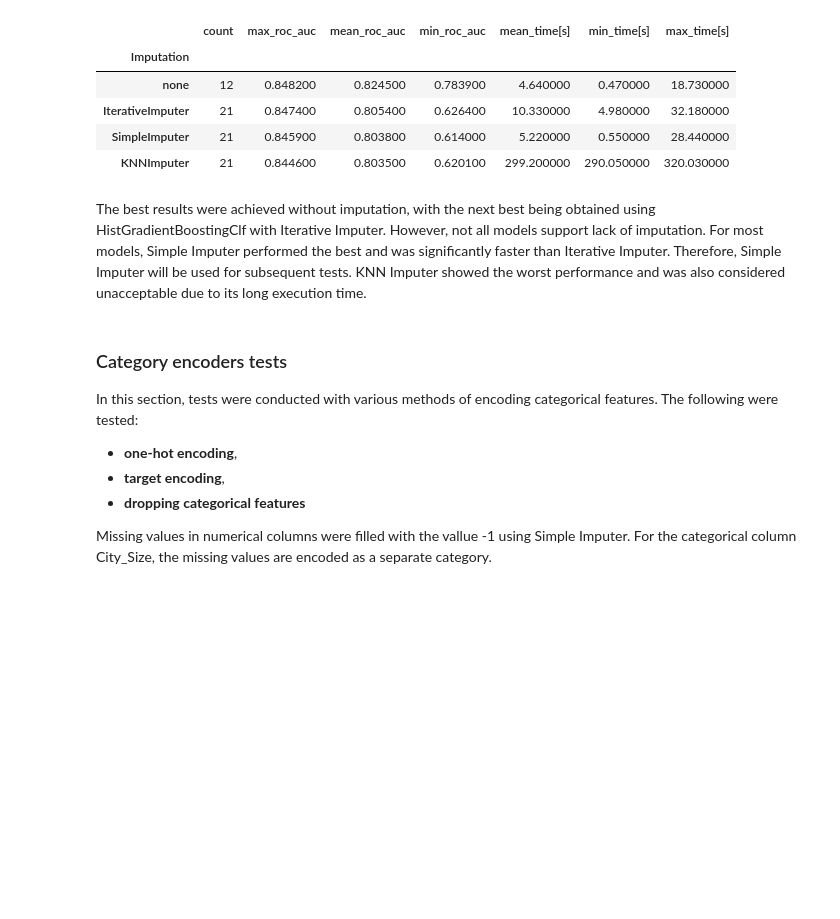
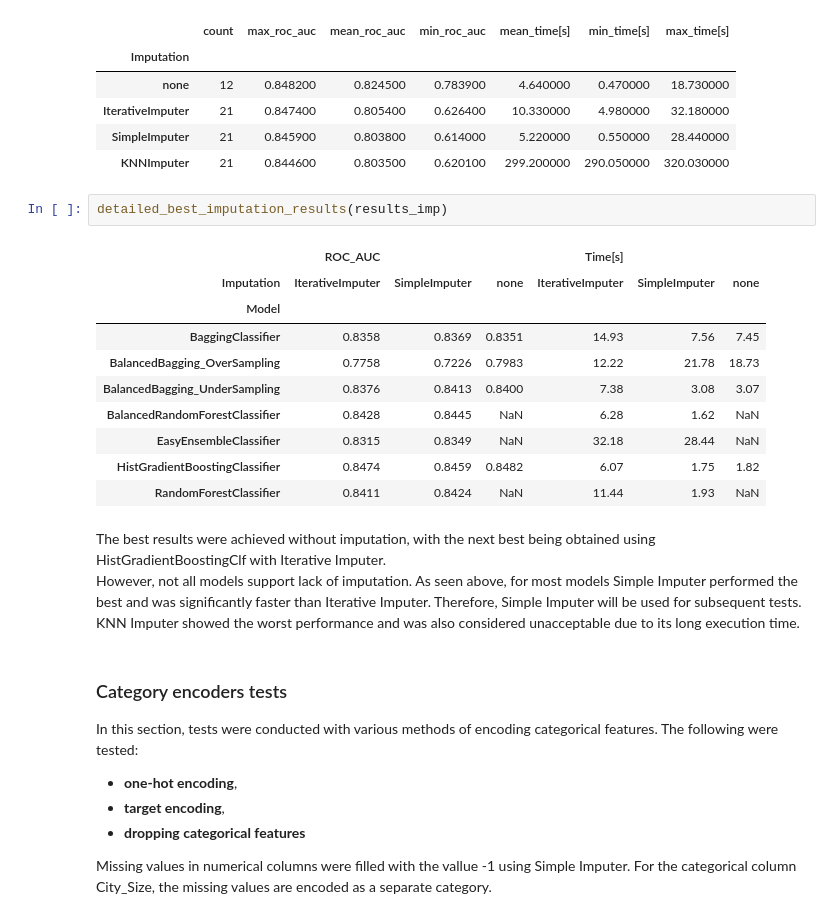
Before and after one commit to k-katarzyna/Lead_Conversion_Probability, a Jupyter notebook: Happy_Customer_Bank/Project_main.ipynb, the cells around one changed output. Drawn from its saved outputs; the diff is of its cells as text; blank space fills up the shorter version.

```diff
--- a/Happy_Customer_Bank/Project_main.ipynb
+++ b/Happy_Customer_Bank/Project_main.ipynb
@@ -283,8 +277,23 @@ summarize_results(results_imp, column_to_group_by = "Imputation")
 | IterativeImputer | 21 | 0.847400 | 0.805400 | 0.626400 | 10.330000 | 4.980000 | 32.180000 |
 | SimpleImputer | 21 | 0.845900 | 0.803800 | 0.614000 | 5.220000 | 0.550000 | 28.440000 |
 | KNNImputer | 21 | 0.844600 | 0.803500 | 0.620100 | 299.200000 | 290.050000 | 320.030000 |
+# %%
+detailed_best_imputation_results(results_imp)
+# %% [output]
+|  | ROC_AUC |  |  | Time[s] |  |  |
+| Imputation | IterativeImputer | SimpleImputer | none | IterativeImputer | SimpleImputer | none |
+| Model |  |  |  |  |  |  |
+| BaggingClassifier | 0.8358 | 0.8369 | 0.8351 | 14.93 | 7.56 | 7.45 |
+| BalancedBagging_OverSampling | 0.7758 | 0.7226 | 0.7983 | 12.22 | 21.78 | 18.73 |
+| BalancedBagging_UnderSampling | 0.8376 | 0.8413 | 0.8400 | 7.38 | 3.08 | 3.07 |
+| BalancedRandomForestClassifier | 0.8428 | 0.8445 | NaN | 6.28 | 1.62 | NaN |
+| EasyEnsembleClassifier | 0.8315 | 0.8349 | NaN | 32.18 | 28.44 | NaN |
+| HistGradientBoostingClassifier | 0.8474 | 0.8459 | 0.8482 | 6.07 | 1.75 | 1.82 |
+| RandomForestClassifier | 0.8411 | 0.8424 | NaN | 11.44 | 1.93 | NaN |
 # %% [markdown]
-The best results were achieved without imputation, with the next best being obtained using HistGradientBoostingClf with Iterative Imputer. However, not all models support lack of imputation. For most models, Simple Imputer performed the best and was significantly faster than Iterative Imputer. Therefore, Simple Imputer will be used for subsequent tests. KNN Imputer showed the worst performance and was also considered unacceptable due to its long execution time.
+The best results were achieved without imputation, with the next best being obtained using HistGradientBoostingClf with Iterative Imputer. \
+However, not all models support lack of imputation. As seen above, for most models Simple Imputer performed the best and was significantly faster than Iterative Imputer. Therefore, Simple Imputer will be used for subsequent tests. \
+KNN Imputer showed the worst performance and was also considered unacceptable due to its long execution time.
 # %% [markdown]
 ### Category encoders tests
 
```
Also changed, not shown: parts of 8 cells of this notebook, 8 other files.
